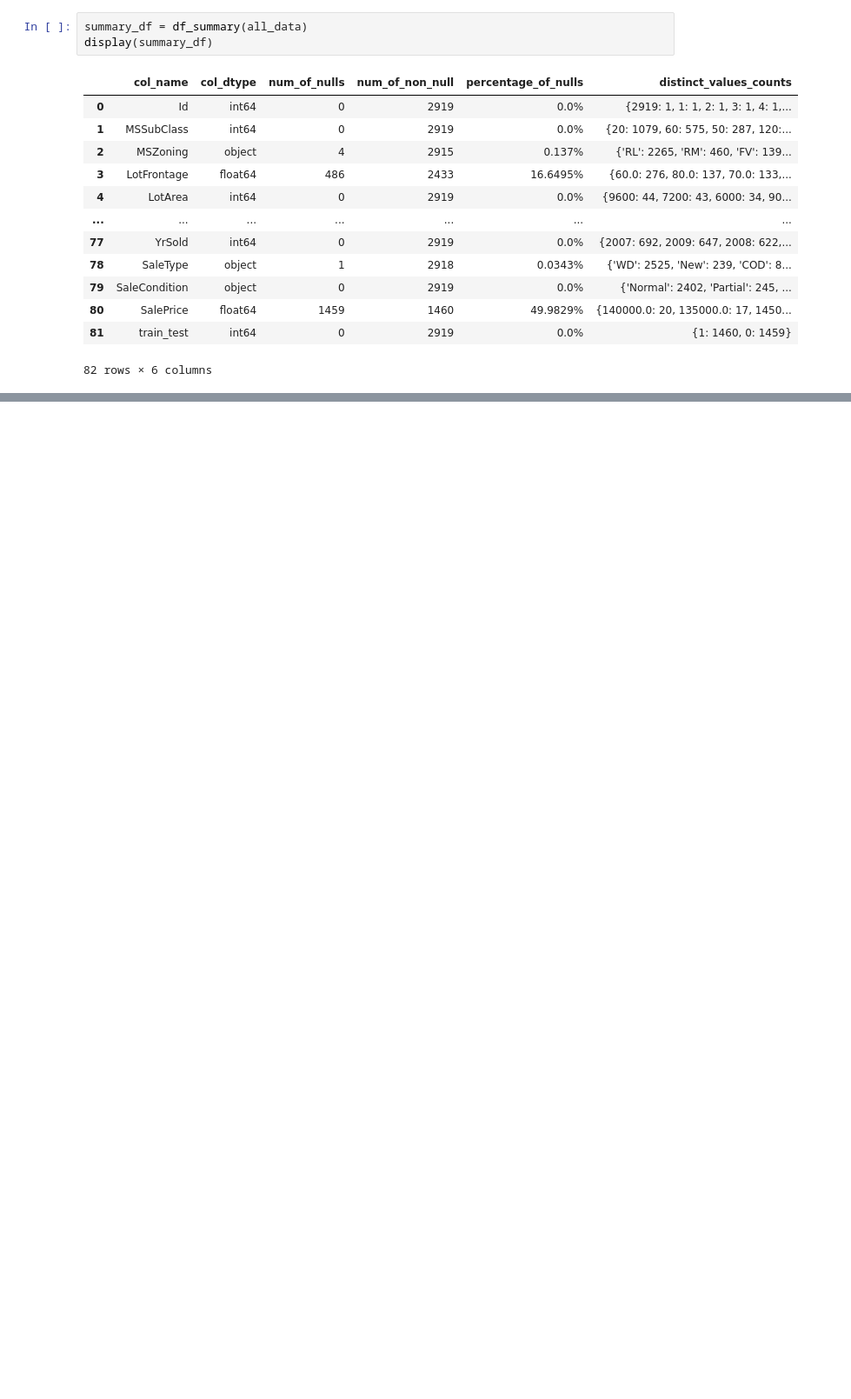
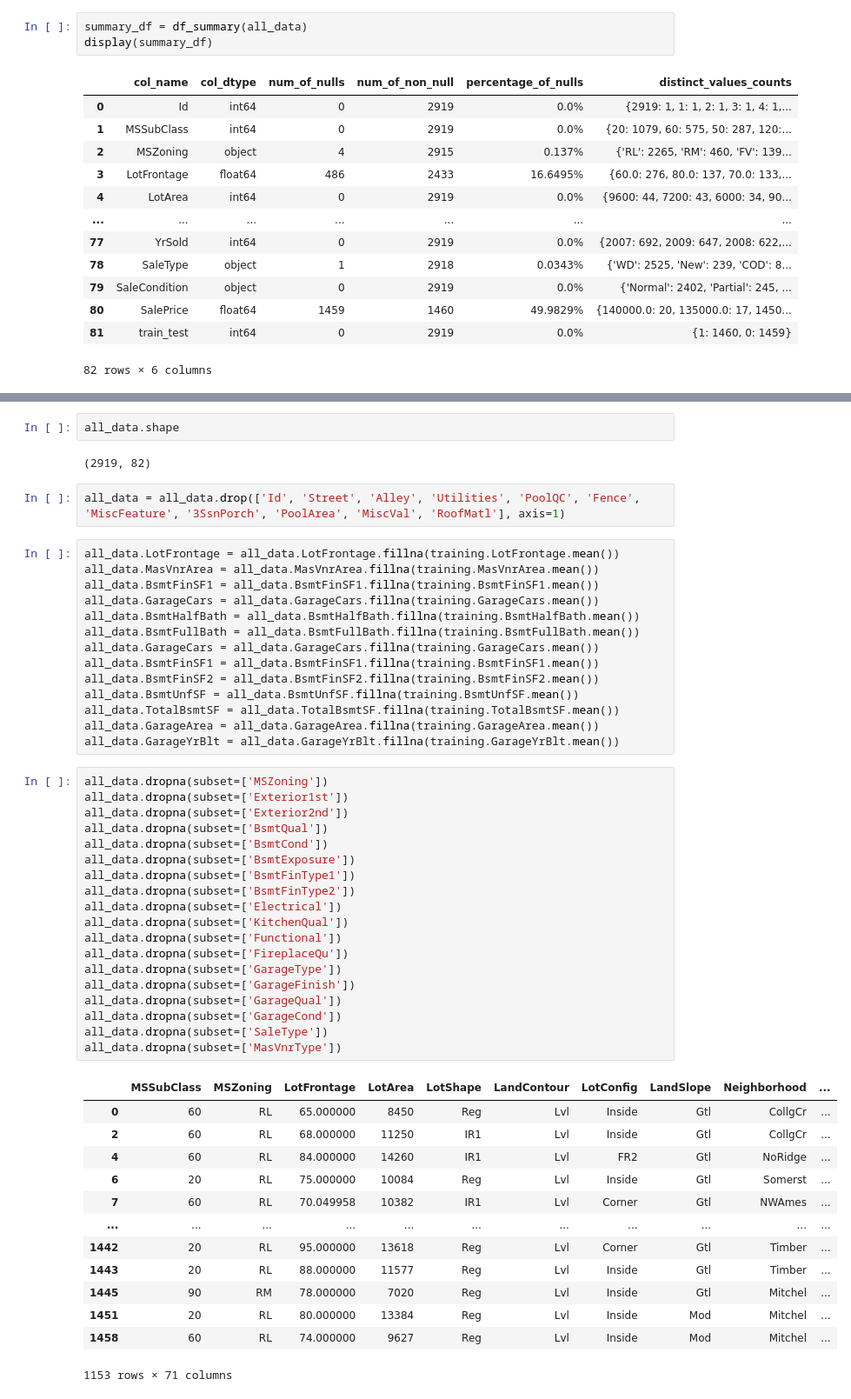
Before and after one commit to Luiz-Henrique-Eng/Projects, a Jupyter notebook: Boston Housing Price/price.ipynb, the cells around one changed output, grey strips where cells are left out. Shown: that part at 87% size. Cells and saved outputs as stored; diff of their text form; blank space fills up the shorter version.

Commit message:
Data exploration

```diff
--- a/Boston Housing Price/price.ipynb
+++ b/Boston Housing Price/price.ipynb
@@ -130 +137,54 @@ Con         5
 Name: count, dtype: int64
+# %%
+all_data.shape
+# %% [output]
+(2919, 82)
+# %%
+all_data = all_data.drop(['Id', 'Street', 'Alley', 'Utilities', 'PoolQC', 'Fence', 'MiscFeature', '3SsnPorch', 'PoolArea', 'MiscVal', 'RoofMatl'], axis=1)
+# %%
+all_data.LotFrontage = all_data.LotFrontage.fillna(training.LotFrontage.mean())
+all_data.MasVnrArea = all_data.MasVnrArea.fillna(training.MasVnrArea.mean())
+all_data.BsmtFinSF1 = all_data.BsmtFinSF1.fillna(training.BsmtFinSF1.mean())
+all_data.GarageCars = all_data.GarageCars.fillna(training.GarageCars.mean())
+all_data.BsmtHalfBath = all_data.BsmtHalfBath.fillna(training.BsmtHalfBath.mean())
+all_data.BsmtFullBath = all_data.BsmtFullBath.fillna(training.BsmtFullBath.mean())
+all_data.GarageCars = all_data.GarageCars.fillna(training.GarageCars.mean())
+all_data.BsmtFinSF1 = all_data.BsmtFinSF1.fillna(training.BsmtFinSF1.mean())
+all_data.BsmtFinSF2 = all_data.BsmtFinSF2.fillna(training.BsmtFinSF2.mean())
+all_data.BsmtUnfSF = all_data.BsmtUnfSF.fillna(training.BsmtUnfSF.mean())
+all_data.TotalBsmtSF = all_data.TotalBsmtSF.fillna(training.TotalBsmtSF.mean())
+all_data.GarageArea = all_data.GarageArea.fillna(training.GarageArea.mean())
+all_data.GarageYrBlt = all_data.GarageYrBlt.fillna(training.GarageYrBlt.mean())
+# %%
+all_data.dropna(subset=['MSZoning'])
+all_data.dropna(subset=['Exterior1st'])
+all_data.dropna(subset=['Exterior2nd'])
+all_data.dropna(subset=['BsmtQual'])
+all_data.dropna(subset=['BsmtCond'])
+all_data.dropna(subset=['BsmtExposure'])
+all_data.dropna(subset=['BsmtFinType1'])
+all_data.dropna(subset=['BsmtFinType2'])
+all_data.dropna(subset=['Electrical'])
+all_data.dropna(subset=['KitchenQual'])
+all_data.dropna(subset=['Functional'])
+all_data.dropna(subset=['FireplaceQu'])
+all_data.dropna(subset=['GarageType'])
+all_data.dropna(subset=['GarageFinish'])
+all_data.dropna(subset=['GarageQual'])
+all_data.dropna(subset=['GarageCond'])
+all_data.dropna(subset=['SaleType'])
+all_data.dropna(subset=['MasVnrType'])
+# %% [output]
+|  | MSSubClass | MSZoning | LotFrontage | LotArea | LotShape | LandContour | LotConfig | LandSlope | Neighborhood | ... |
+| 0 | 60 | RL | 65.000000 | 8450 | Reg | Lvl | Inside | Gtl | CollgCr | ... |
+| 2 | 60 | RL | 68.000000 | 11250 | IR1 | Lvl | Inside | Gtl | CollgCr | ... |
+| 4 | 60 | RL | 84.000000 | 14260 | IR1 | Lvl | FR2 | Gtl | NoRidge | ... |
+| 6 | 20 | RL | 75.000000 | 10084 | Reg | Lvl | Inside | Gtl | Somerst | ... |
+| 7 | 60 | RL | 70.049958 | 10382 | IR1 | Lvl | Corner | Gtl | NWAmes | ... |
+| ... | ... | ... | ... | ... | ... | ... | ... | ... | ... | ... |
+| 1442 | 20 | RL | 95.000000 | 13618 | Reg | Lvl | Corner | Gtl | Timber | ... |
+| 1443 | 20 | RL | 88.000000 | 11577 | Reg | Lvl | Inside | Gtl | Timber | ... |
+| 1445 | 90 | RM | 78.000000 | 7020 | Reg | Lvl | Inside | Gtl | Mitchel | ... |
+| 1451 | 20 | RL | 80.000000 | 13384 | Reg | Lvl | Inside | Mod | Mitchel | ... |
+| 1458 | 60 | RL | 74.000000 | 9627 | Reg | Lvl | Inside | Mod | Mitchel | ... |
+1153 rows × 71 columns
```
Also changed, not shown: parts of 6 cells of this notebook, 1 other file.
